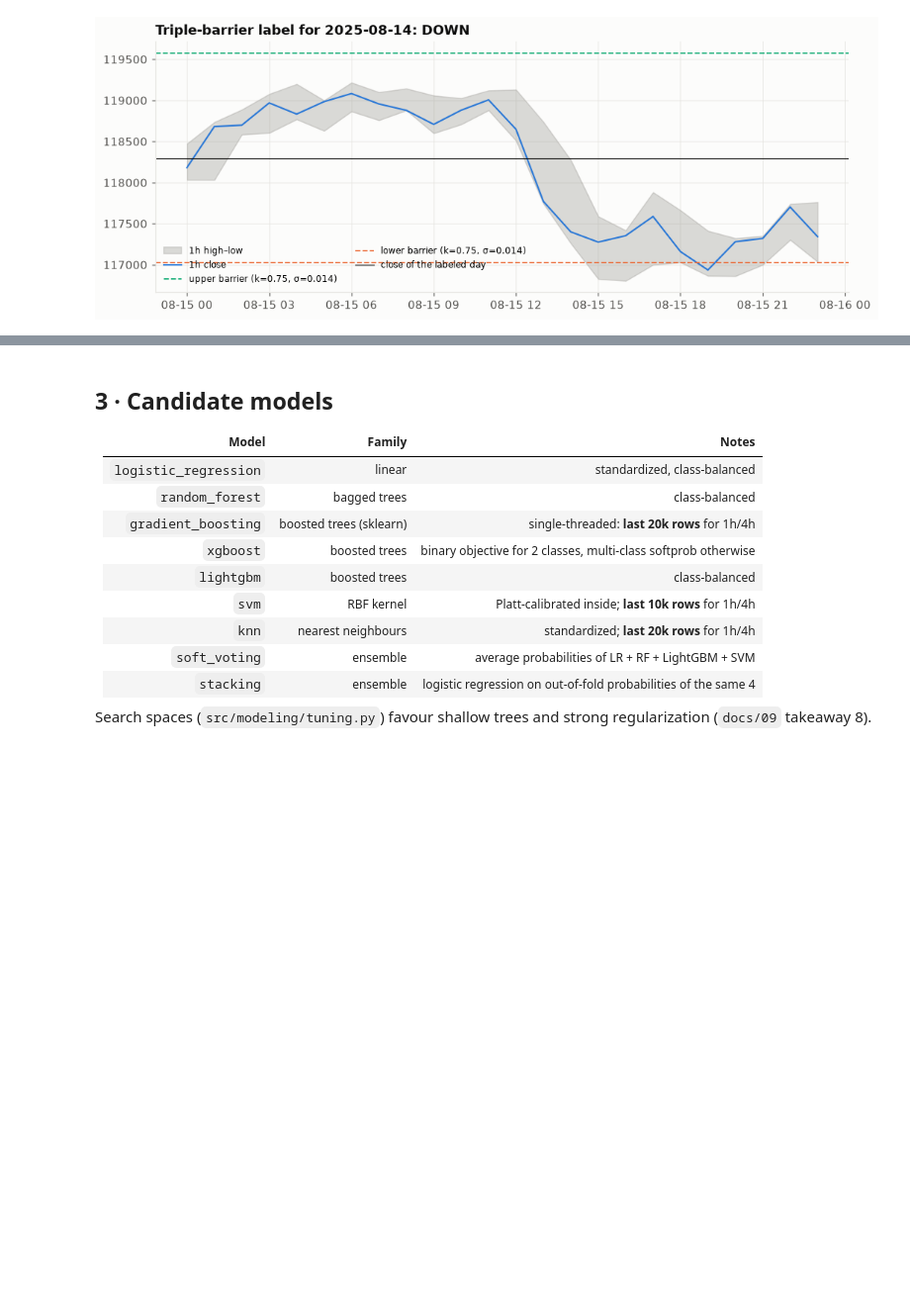
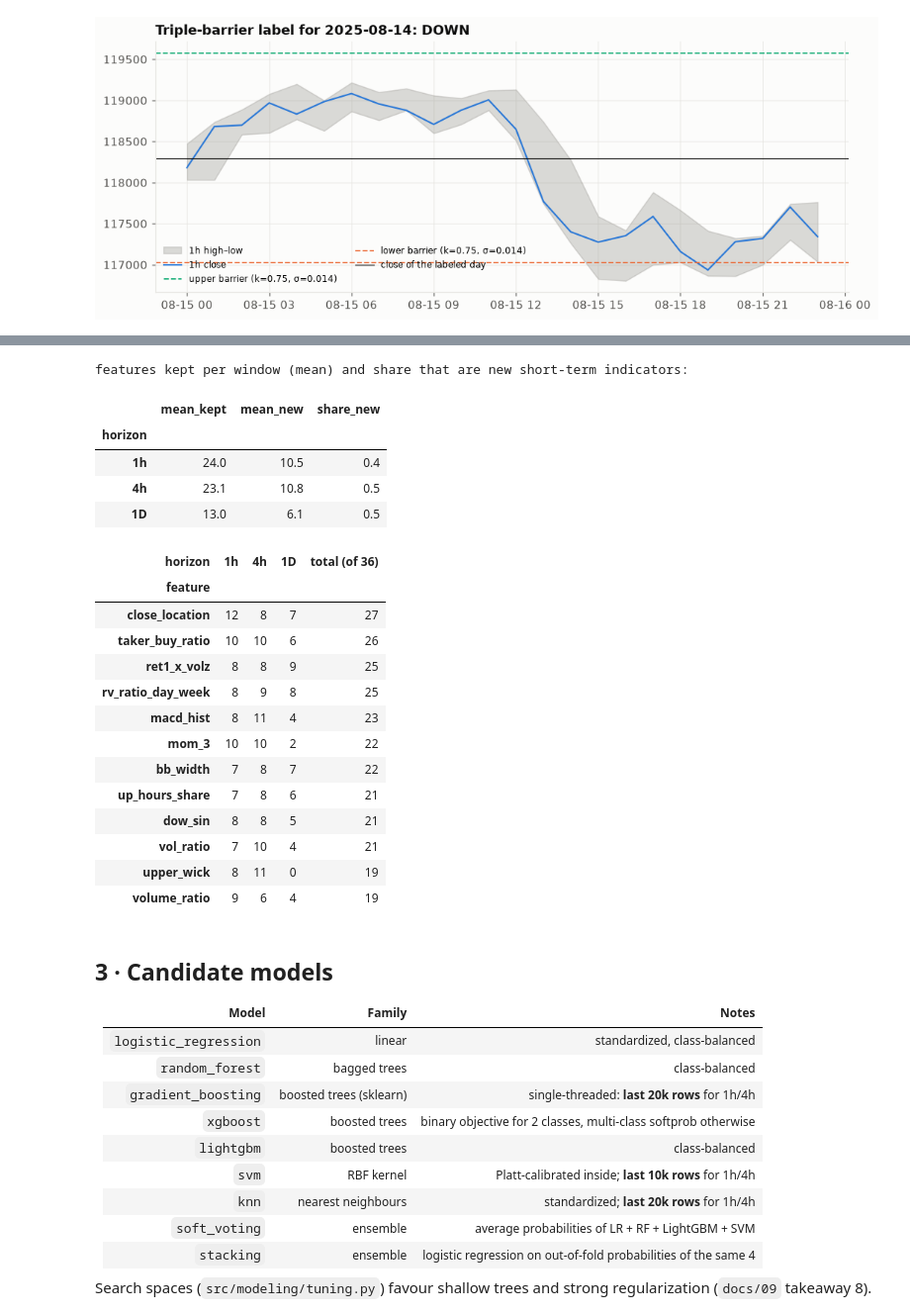
Before and after one commit to Gaston202/BitcoinPricePrediction, a Jupyter notebook: notebooks/05_modeling.ipynb, the cells around one changed output, grey strips where cells are left out. Shown at 99% size. Cells and saved outputs as stored; diff of their text form; code cells hidden in the pictures; blank space fills up the shorter version.

```diff
--- a/notebooks/05_modeling.ipynb
+++ b/notebooks/05_modeling.ipynb
@@ -138,3 +151,37 @@ ax.legend(fontsize=8, ncol=2); save(fig, "05_triple_barrier_example"); plt.show(
+# %%
+records = [{"horizon": h, "target": t, "window": w, "feature": f}
+           for (h, t), m in meta.items() for w, mm in m.items() for f in mm["features"]]
+sel = pd.DataFrame(records)
+from src.features.short_term import short_term_features
+new_cols = set(short_term_features(hourly.iloc[:500], hourly.iloc[:500], 1).columns)
+per_run = sel.groupby(["horizon", "target", "window"]).feature.agg(n="size", new=lambda f: f.isin(new_cols).sum())
+print("features kept per window (mean) and share that are new short-term indicators:")
+display(per_run.groupby("horizon").agg(mean_kept=("n", "mean"), mean_new=("new", "mean"))
+        .assign(share_new=lambda d: (d.mean_new / d.mean_kept).round(2)).round(1).loc[list(BAR_HOURS)])
+top = sel.groupby(["feature", "horizon"]).size().unstack(fill_value=0)[list(BAR_HOURS)]
+top["total (of 36)"] = top.sum(axis=1)
+top.sort_values("total (of 36)", ascending=False).head(12)
+# %% [output]
+features kept per window (mean) and share that are new short-term indicators:
+|  | mean_kept | mean_new | share_new |
+| horizon |  |  |  |
+| 1h | 24.0 | 10.5 | 0.4 |
+| 4h | 23.1 | 10.8 | 0.5 |
+| 1D | 13.0 | 6.1 | 0.5 |
+| horizon | 1h | 4h | 1D | total (of 36) |
+| feature |  |  |  |  |
+| close_location | 12 | 8 | 7 | 27 |
+| taker_buy_ratio | 10 | 10 | 6 | 26 |
+| ret1_x_volz | 8 | 8 | 9 | 25 |
+| rv_ratio_day_week | 8 | 9 | 8 | 25 |
+| macd_hist | 8 | 11 | 4 | 23 |
+| mom_3 | 10 | 10 | 2 | 22 |
+| bb_width | 7 | 8 | 7 | 22 |
+| up_hours_share | 7 | 8 | 6 | 21 |
+| dow_sin | 8 | 8 | 5 | 21 |
+| vol_ratio | 7 | 10 | 4 | 21 |
+| upper_wick | 8 | 11 | 0 | 19 |
+| volume_ratio | 9 | 6 | 4 | 19 |
 # %% [markdown]
 ## 3 · Candidate models
 
```
Also changed, not shown: parts of 3 cells of this notebook, 13 other files.
